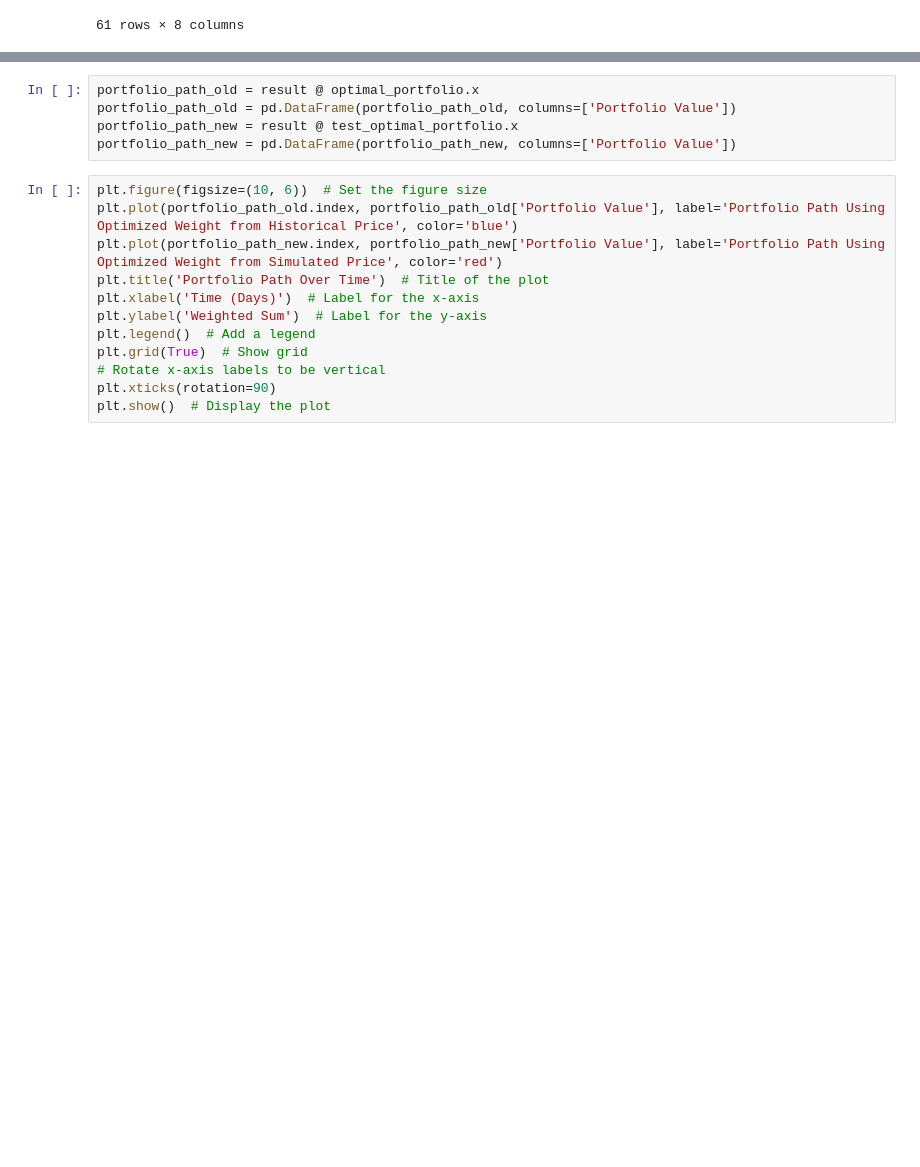
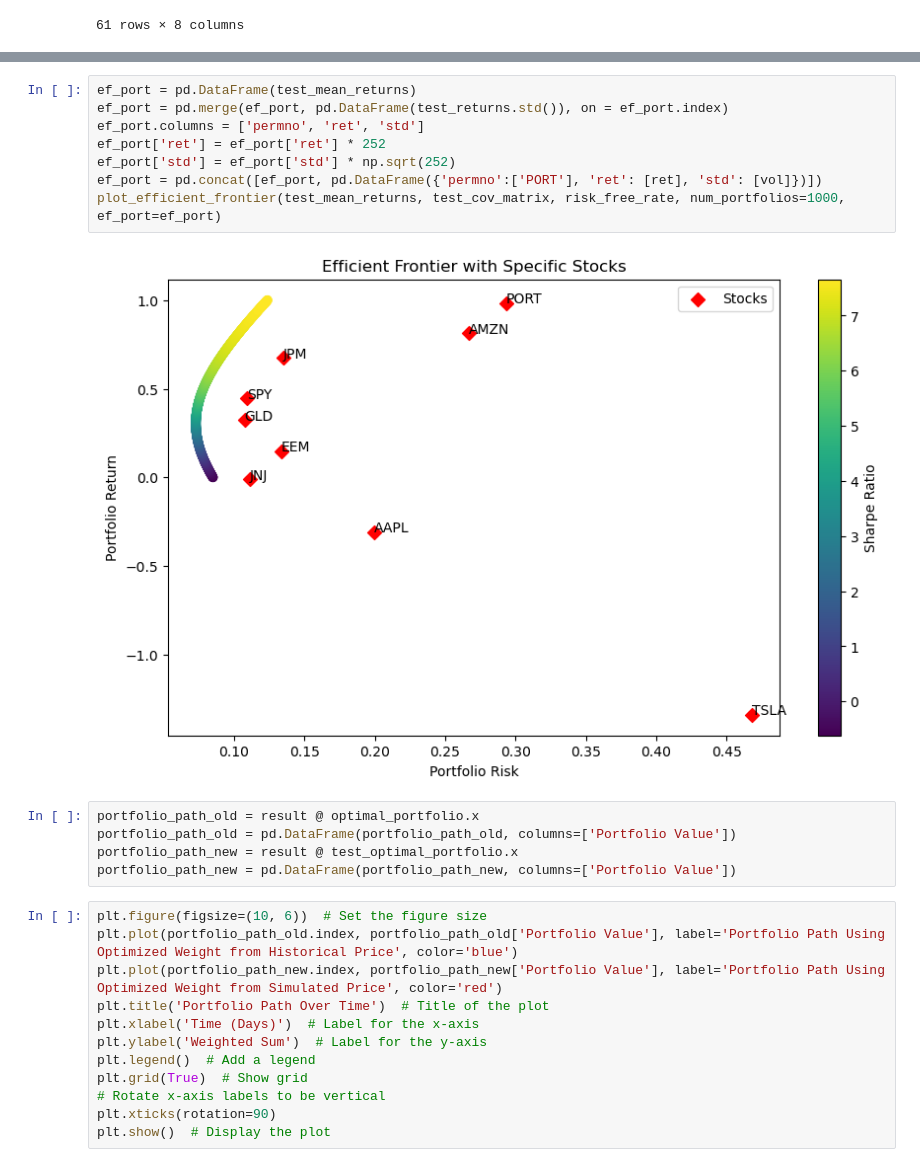
Before and after one commit to Go1vf/Portfolio-Simulation-Surgery, a Jupyter notebook: src/main.ipynb, the cells around one changed output, grey strips where cells are left out. Cells and saved outputs as stored; diff of their text form; blank space fills up the shorter version.

Commit message:
Efficient Frontier Updated

```diff
--- a/src/main.ipynb
+++ b/src/main.ipynb
@@ -246,3 +246,13 @@ Sharpe Ratio: 4.074878143366156
+# %%
+ef_port = pd.DataFrame(test_mean_returns)
+ef_port = pd.merge(ef_port, pd.DataFrame(test_returns.std()), on = ef_port.index)
+ef_port.columns = ['permno', 'ret', 'std']
+ef_port['ret'] = ef_port['ret'] * 252
+ef_port['std'] = ef_port['std'] * np.sqrt(252)
+ef_port = pd.concat([ef_port, pd.DataFrame({'permno':['PORT'], 'ret': [ret], 'std': [vol]})])
+plot_efficient_frontier(test_mean_returns, test_cov_matrix, risk_free_rate, num_portfolios=1000, ef_port=ef_port)
+# %% [output]
+[figure, added]
 # %%
 portfolio_path_old = result @ optimal_portfolio.x
 portfolio_path_old = pd.DataFrame(portfolio_path_old, columns=['Portfolio Value'])
```
Also changed, not shown: parts of 5 cells of this notebook.
